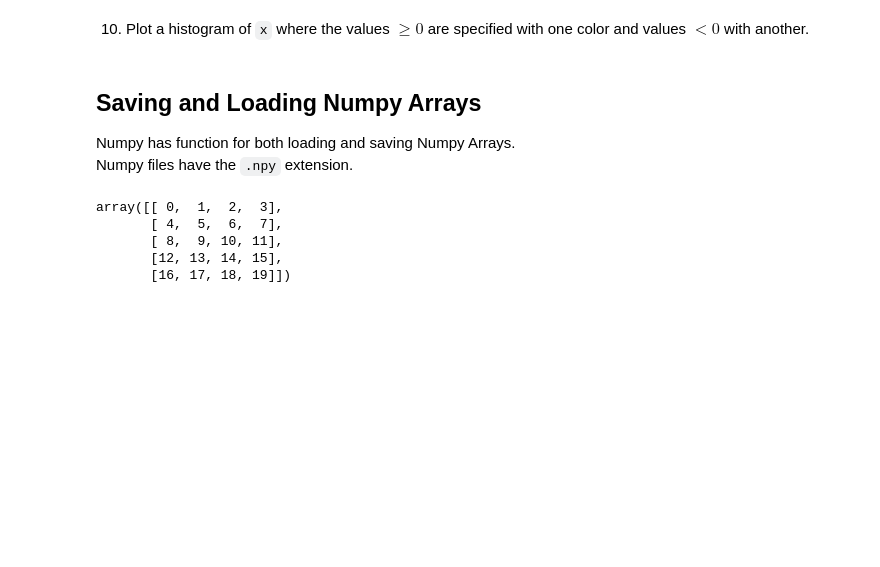
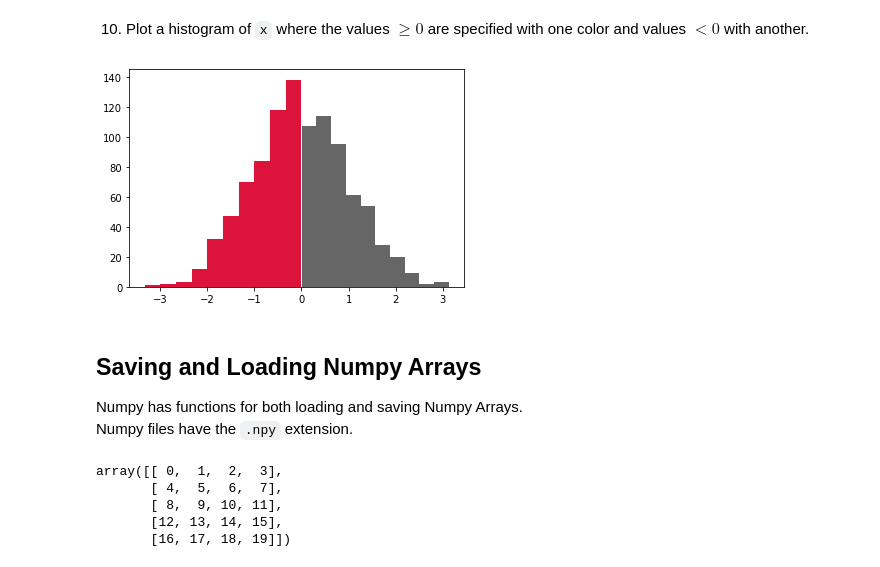
Before and after one commit to mohammadbashiri/python-for-data-science-in-two-days-2022, a Jupyter notebook: session_2/03_MoreNumpyAndMatplotlib.ipynb, the cells around one changed output. Cells and saved outputs as stored; diff of their text form; code cells hidden in the pictures; blank space fills up the shorter version.

```diff
--- a/session_2/03_MoreNumpyAndMatplotlib.ipynb
+++ b/session_2/03_MoreNumpyAndMatplotlib.ipynb
@@ -65,4 +91,6 @@ array([ 3.,  1., -6.,  8., 20.,  2., nan,  7.,  1., nan,  9.,  7.,  7.,
 # %% [markdown]
 9. Generate a Numpy Array, call it `x`, with 1000 entries from a standard normal distribution.
+# %%
+x = np.random.randn(1000)
 # %% [markdown]
 10. Plot a histogram of `x` where the values $\ge 0$ are specified with one color and values $< 0$ with another.
@@ -69,7 +99,12 @@ array([ 3.,  1., -6.,  8., 20.,  2., nan,  7.,  1., nan,  9.,  7.,  7.,
+# %%
+plt.hist(x[x>=0], color=".4")
+plt.hist(x[x<0], color="crimson");
+# %% [output]
+[figure, added]
 # %% [markdown]
 ## Saving and Loading Numpy Arrays
 
-Numpy has function for both loading and saving Numpy Arrays. <br>
+Numpy has functions for both loading and saving Numpy Arrays. <br>
 Numpy files have the `.npy` extension.
 # %%
 data = np.arange(20).reshape(5, 4)
```
Also changed, not shown: parts of 34 cells of this notebook, 5 other files.
